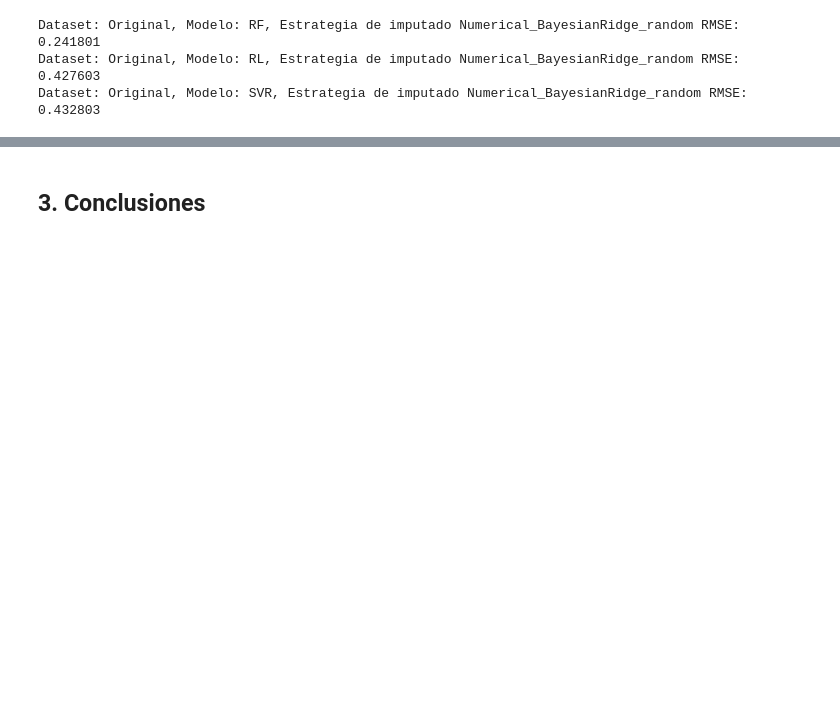
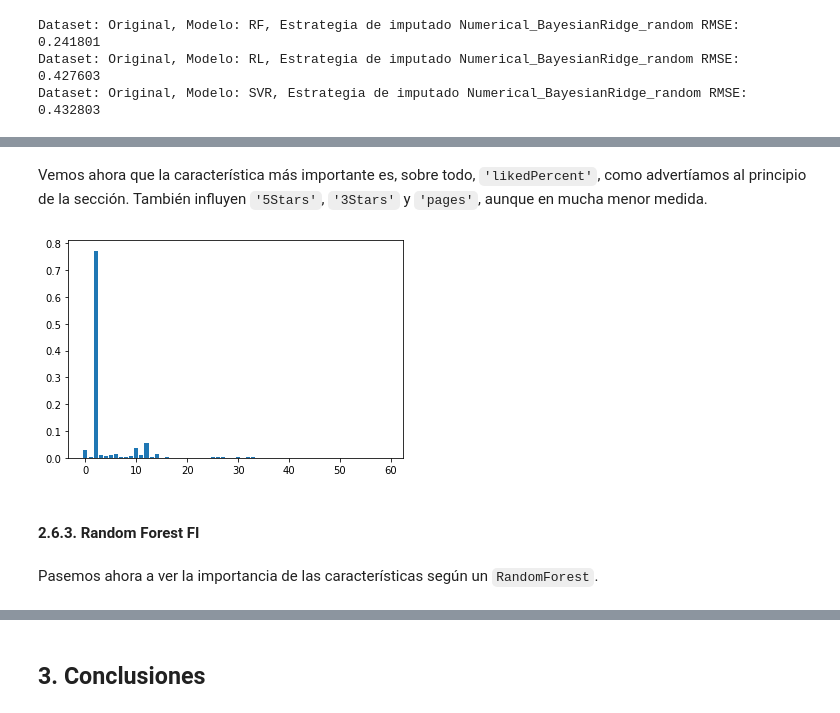
Before and after one commit to igmarco/PreparacionDeDatos_Trabajos, a Jupyter notebook: PD_Trabajo2Opcional/AscorbeMarco_PD_Trabajo2Opcional.ipynb, the cells around one changed output, grey strips where cells are left out. Cells and saved outputs as stored; diff of their text form; code cells hidden in the pictures; blank space fills up the shorter version.

```diff
--- a/PD_Trabajo2Opcional/AscorbeMarco_PD_Trabajo2Opcional.ipynb
+++ b/PD_Trabajo2Opcional/AscorbeMarco_PD_Trabajo2Opcional.ipynb
@@ -1362,0 +1417,6 @@ Eliminando los outliers vemos que empeoran los resultados.
+# %%
+scores = pd.DataFrame(columns=['Modelo',
+                               'Estrategia de escalado',
+                               'RMSE (mean)',
+                               'RMSE (std)',
+                               'Escalador'])
@@ -1362,0 +2022,11 @@ Eliminando los outliers vemos que empeoran los resultados.
+# %%
+# define the model
+model = DecisionTreeRegressor()
+# fit the model
+model.fit(X, y)
+# get importance
+importance = model.feature_importances_
+print(model.feature_importances_.shape)
+# summarize feature importance
+for i,v in enumerate(importance):
+    print('Feature: %0d, Score: %.5f' % (i,v))
@@ -1362,0 +2051,12 @@ Eliminando los outliers vemos que empeoran los resultados.
+# %% [markdown]
+Vemos ahora que la característica más importante es, sobre todo, `'likedPercent'`, como advertíamos al principio de la sección. También influyen `'5Stars'`, `'3Stars'` y `'pages'`, aunque en mucha menor medida.
+# %%
+# plot feature importance
+pyplot.bar([x for x in range(len(importance))], importance)
+pyplot.show()
+# %% [output]
+[figure, added]
+# %% [markdown]
+#### 2.6.3. Random Forest FI
+# %% [markdown]
+Pasemos ahora a ver la importancia de las características según un `RandomForest`.
```
Also changed, not shown: parts of 189 cells of this notebook.
